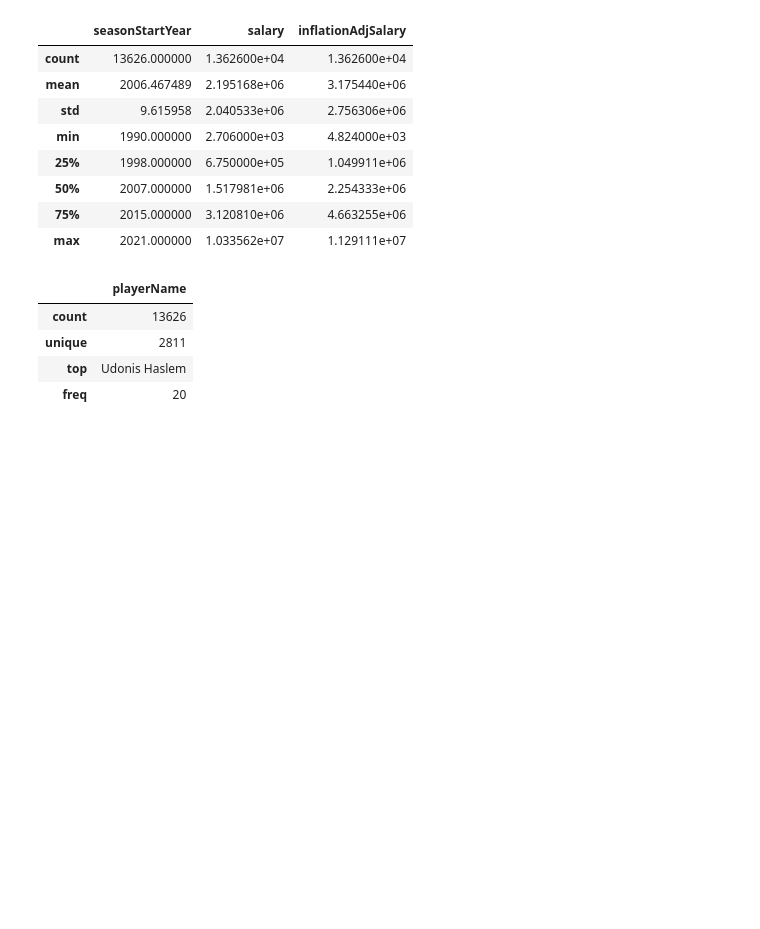
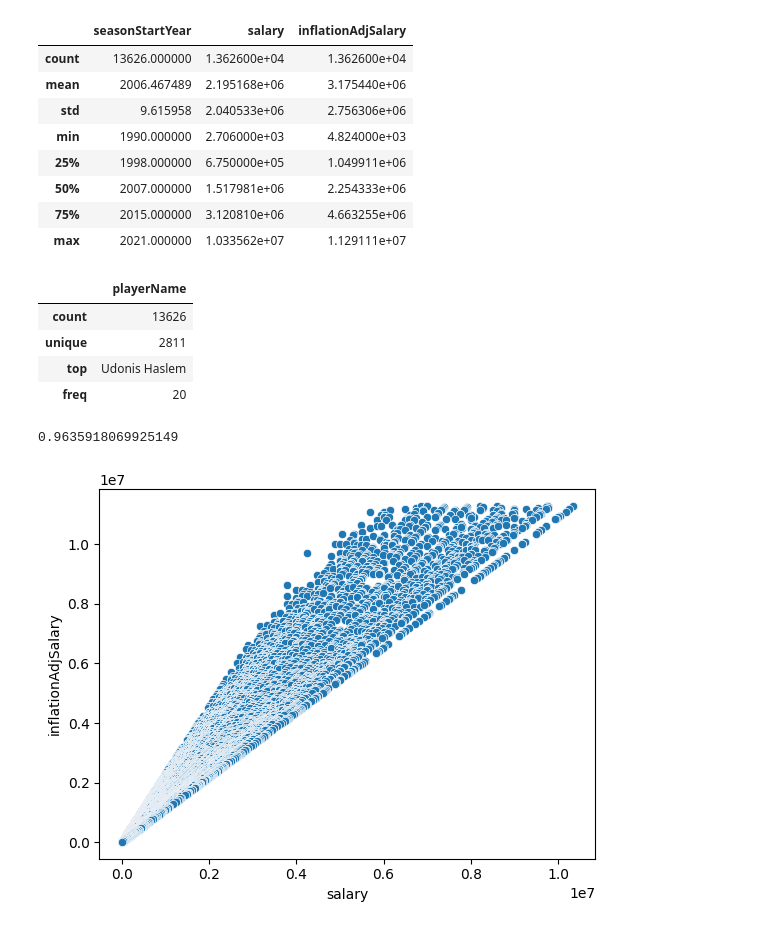
Before and after one commit to AnanyaaPal/Descriptive-Analysis, a Jupyter notebook: code_nba players salaries.ipynb, the cells around one changed output. Drawn from its saved outputs; the diff is of its cells as text; code cells hidden in the pictures; blank space fills up the shorter version.

```diff
--- a/code_nba players salaries.ipynb
+++ b/code_nba players salaries.ipynb
@@ -162,3 +161,13 @@ display(df.describe(include='object'))
 | unique | 2811 |
 | top | Udonis Haslem |
 | freq | 20 |
+# %%
+#Descriptive Analysis
+
+corr=df['salary'].corr(df['inflationAdjSalary'])
+display(corr)
+
+sns.scatterplot(x="salary", y="inflationAdjSalary", data=df);
+# %% [output]
+0.9635918069925149
+[figure, added]
```
Also changed, not shown: parts of 4 cells of this notebook, 1 other file.
